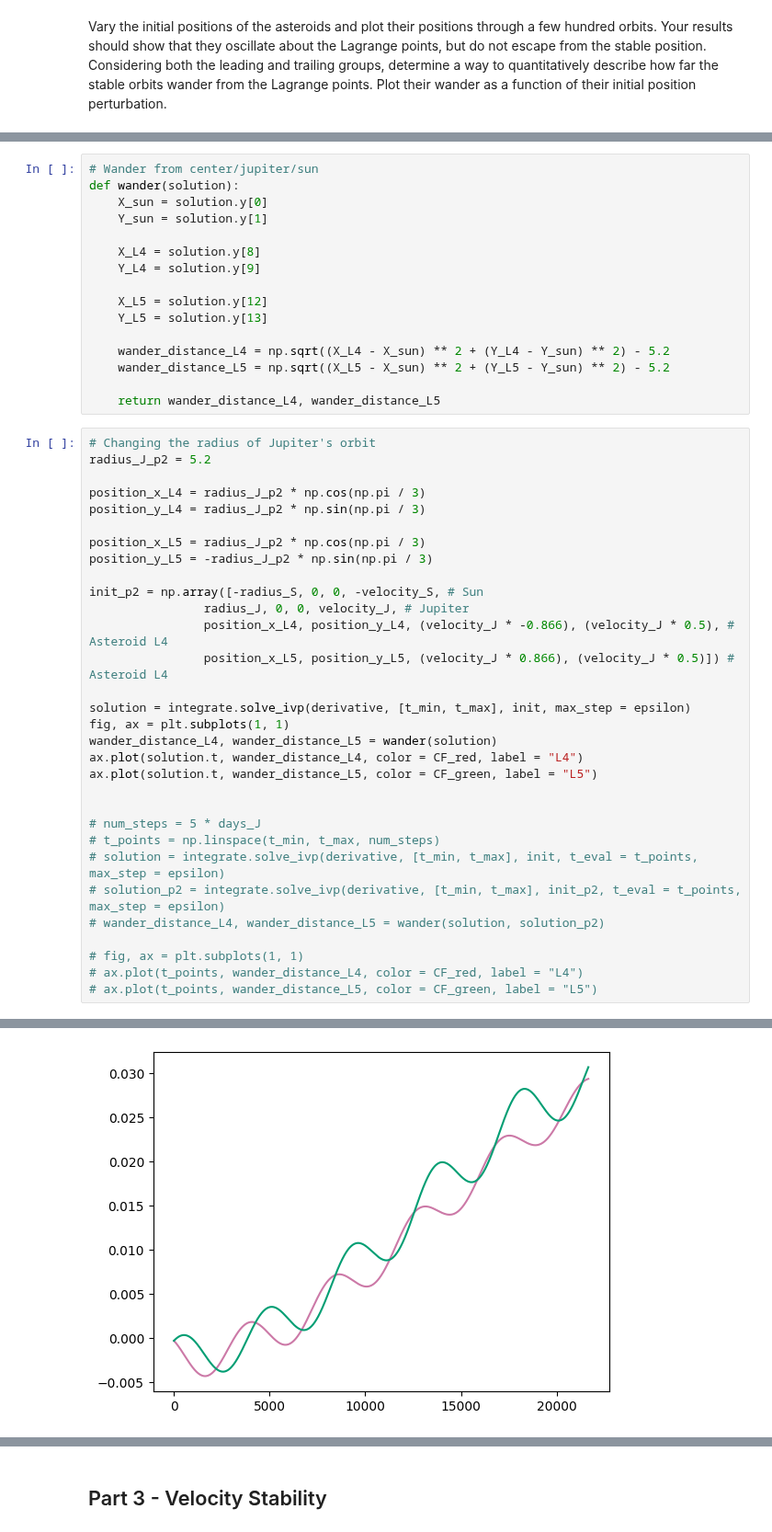
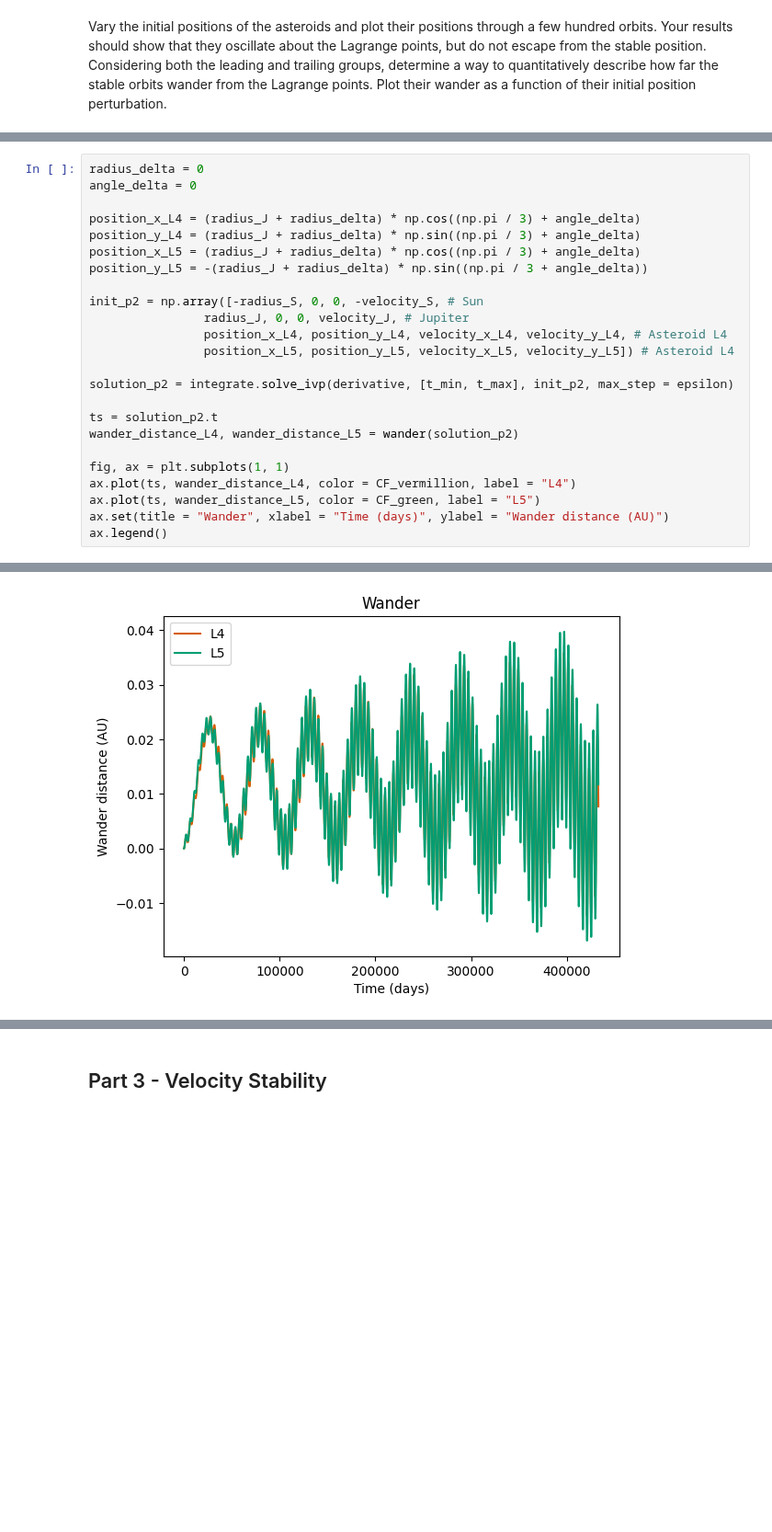
Before and after one commit to vibilanj/cmps, a Jupyter notebook: homework/Project1.ipynb, the cells around one changed output, grey strips where cells are left out. Shown at 92% size. Cells and saved outputs as stored; diff of their text form; blank space fills up the shorter version.

```diff
--- a/homework/Project1.ipynb
+++ b/homework/Project1.ipynb
@@ -247,50 +249,27 @@ def wander(exact_solution, varied_solution):
 
     return wander_distance_L4, wander_distance_L5
-# %%
-# Wander from center/jupiter/sun
-def wander(solution):
-    X_sun = solution.y[0]
-    Y_sun = solution.y[1]
-
-    X_L4 = solution.y[8]
-    Y_L4 = solution.y[9]
-
-    X_L5 = solution.y[12]
-    Y_L5 = solution.y[13]
-
-    wander_distance_L4 = np.sqrt((X_L4 - X_sun) ** 2 + (Y_L4 - Y_sun) ** 2) - 5.2
-    wander_distance_L5 = np.sqrt((X_L5 - X_sun) ** 2 + (Y_L5 - Y_sun) ** 2) - 5.2
-
-    return wander_distance_L4, wander_distance_L5
 # %%
-# Changing the radius of Jupiter's orbit
-radius_J_p2 = 5.2
+radius_delta = 0
+angle_delta = 0
 
-position_x_L4 = radius_J_p2 * np.cos(np.pi / 3)
-position_y_L4 = radius_J_p2 * np.sin(np.pi / 3)
-
-position_x_L5 = radius_J_p2 * np.cos(np.pi / 3)
-position_y_L5 = -radius_J_p2 * np.sin(np.pi / 3)
+position_x_L4 = (radius_J + radius_delta) * np.cos((np.pi / 3) + angle_delta)
+position_y_L4 = (radius_J + radius_delta) * np.sin((np.pi / 3) + angle_delta)
+position_x_L5 = (radius_J + radius_delta) * np.cos((np.pi / 3) + angle_delta)
+position_y_L5 = -(radius_J + radius_delta) * np.sin((np.pi / 3 + angle_delta))
 
 init_p2 = np.array([-radius_S, 0, 0, -velocity_S, # Sun
                 radius_J, 0, 0, velocity_J, # Jupiter
-                position_x_L4, position_y_L4, (velocity_J * -0.866), (velocity_J * 0.5), # Asteroid L4
-                position_x_L5, position_y_L5, (velocity_J * 0.866), (velocity_J * 0.5)]) # Asteroid L4
+                position_x_L4, position_y_L4, velocity_x_L4, velocity_y_L4, # Asteroid L4
+                position_x_L5, position_y_L5, velocity_x_L5, velocity_y_L5]) # Asteroid L4
 
-solution = integrate.solve_ivp(derivative, [t_min, t_max], init, max_step = epsilon)
+solution_p2 = integrate.solve_ivp(derivative, [t_min, t_max], init_p2, max_step = epsilon)
+
+ts = solution_p2.t
+wander_distance_L4, wander_distance_L5 = wander(solution_p2)
+
 fig, ax = plt.subplots(1, 1)
-wander_distance_L4, wander_distance_L5 = wander(solution)
-ax.plot(solution.t, wander_distance_L4, color = CF_red, label = "L4")
-ax.plot(solution.t, wander_distance_L5, color = CF_green, label = "L5")
-
-
-# num_steps = 5 * days_J
-# t_points = np.linspace(t_min, t_max, num_steps)
-# solution = integrate.solve_ivp(derivative, [t_min, t_max], init, t_eval = t_points, max_step = epsilon)
-# solution_p2 = integrate.solve_ivp(derivative, [t_min, t_max], init_p2, t_eval = t_points, max_step = epsilon)
-# wander_distance_L4, wander_distance_L5 = wander(solution, solution_p2)
-
-# fig, ax = plt.subplots(1, 1)
-# ax.plot(t_points, wander_distance_L4, color = CF_red, label = "L4")
-# ax.plot(t_points, wander_distance_L5, color = CF_green, label = "L5")
+ax.plot(ts, wander_distance_L4, color = CF_vermillion, label = "L4")
+ax.plot(ts, wander_distance_L5, color = CF_green, label = "L5")
+ax.set(title = "Wander", xlabel = "Time (days)", ylabel = "Wander distance (AU)")
+ax.legend()
 # %% [output]
@@ -298 +277 @@ ax.plot(solution.t, wander_distance_L5, color = CF_green, label = "L5")
-[figure, old version]
+[figure, new version]
```
Also changed, not shown: parts of 7 cells of this notebook.
